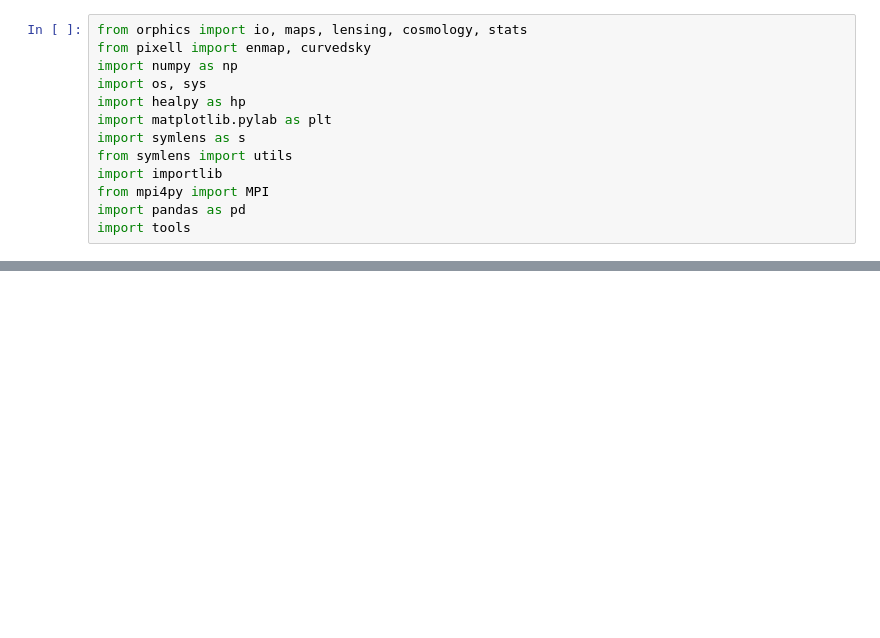
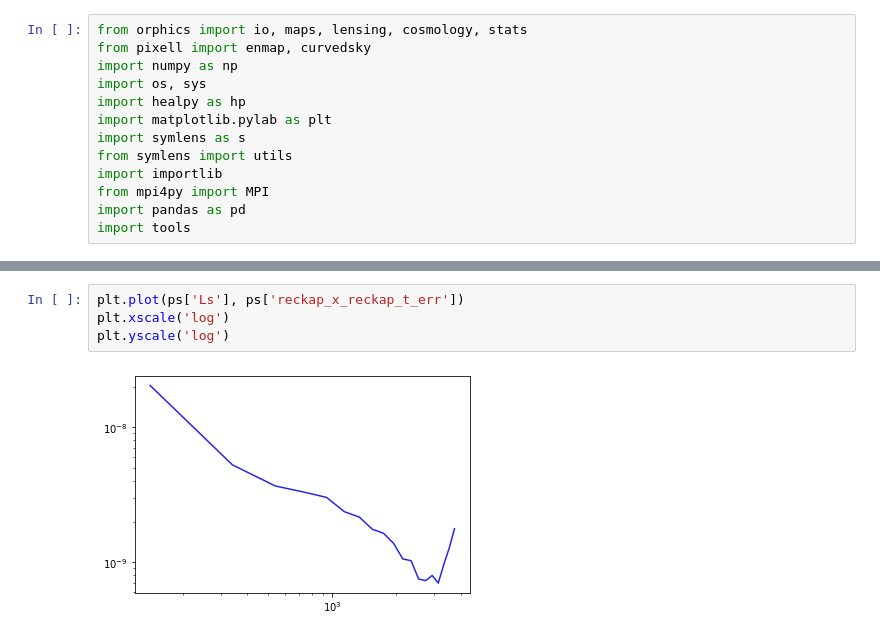
Before and after one commit to catketchup/new_reion-lens, a Jupyter notebook: sim.ipynb, the cells around one changed output, grey strips where cells are left out. Saved outputs shown, nothing was run; the diff lists cells and outputs as text; blank space fills up the shorter version.

```diff
--- a/sim.ipynb
+++ b/sim.ipynb
@@ -91,0 +68,6 @@ NameError: name 'ellmax' is not defined
+# %%
+plt.plot(ps['Ls'], ps['reckap_x_reckap_t_err'])
+plt.xscale('log')
+plt.yscale('log')
+# %% [output]
+[figure, added]
```
Also changed, not shown: parts of 9 cells of this notebook, 11 other files.
